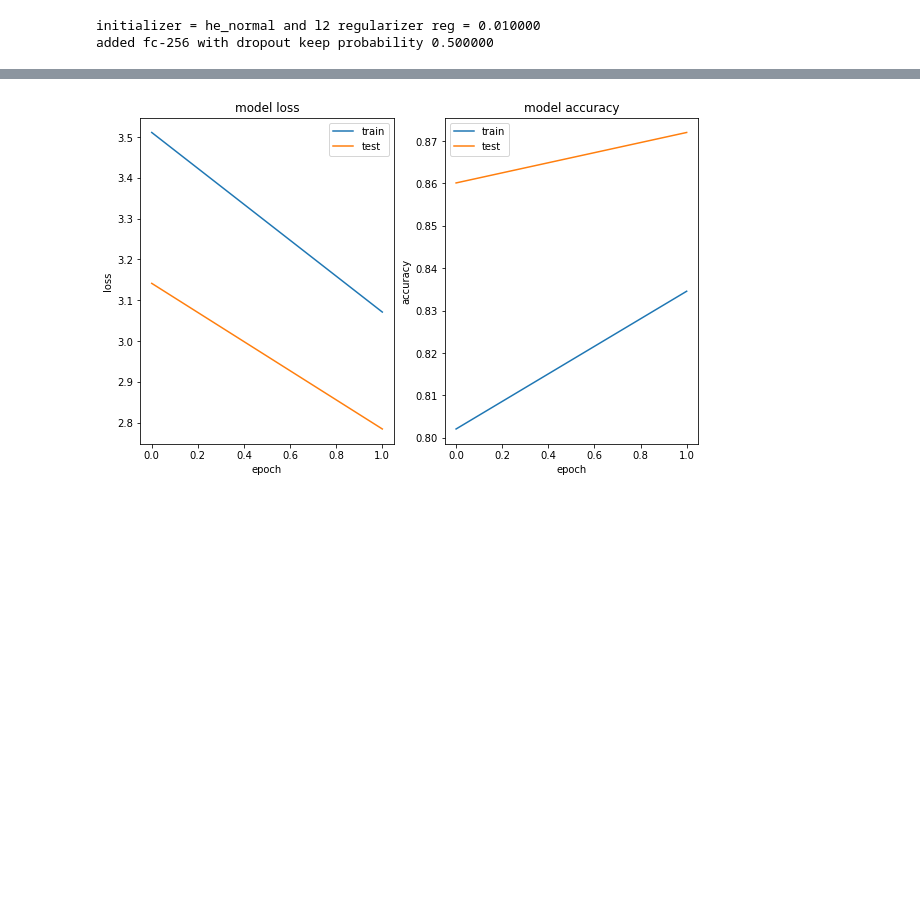
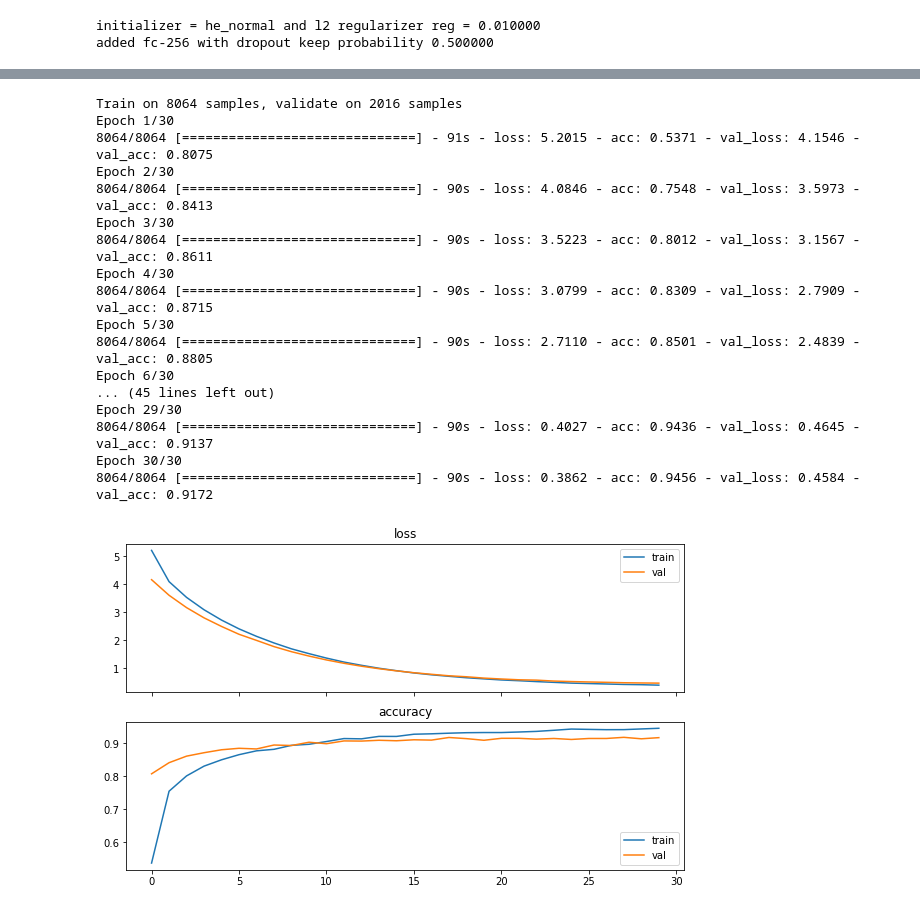
Before and after one commit to vuhonganh/transfer_learning, a Jupyter notebook: office12.ipynb, the cells around one changed output, grey strips where cells are left out. Saved outputs shown, nothing was run; the diff lists cells and outputs as text; code cells hidden in the pictures; blank space fills up the shorter version.

```diff
--- a/office12.ipynb
+++ b/office12.ipynb
@@ -19,0 +25,20 @@ from utils import *
+# %%
+def plot_history(history):
+    # list all data in history
+    #print(history.history.keys())
+
+    y1_1 = history['loss']
+    y1_2 = history['val_loss']
+
+    fig, axarr = plt.subplots(nrows=2, sharex=True)
+    axarr[0].plot(y1_1, label='train')
+    axarr[0].plot(y1_2, label='val')
+    axarr[0].set_title('loss')
+    axarr[0].legend(loc='upper right')
+
+    y2_1 = history['acc']
+    y2_2 = history['val_acc']
+    axarr[1].set_title('accuracy')
+    axarr[1].plot(y2_1, label='train')
+    axarr[1].plot(y2_2, label='val')
+    axarr[1].legend(loc='lower right')
@@ -30,18 +57,7 @@ Read data from mydata_1200.npz
 # %%
 # Simple model with resnet-(256, 0.5)
 resnet_256 = get_model([(256, 0.5)])
-resnet_256 = build_model(resnet_256)
+resnet_256 = build_model(resnet_256, learning_rate=1e-4)
 # %% [output]
 initializer = he_normal and l2 regularizer reg = 0.010000
 added fc-256 with dropout keep probability 0.500000
-# %%
-# let's do an experiment with
-history = resnet_256.fit(x_train, y_train, batch_size=48, epochs=2,
-                   validation_data=(x_val, y_val),
-                   verbose=1)
-plot_history(history)
-
-history = resnet_256.fit(x_train, y_train, batch_size=48, epochs=2,
-                   validation_data=(x_val, y_val),
-                   verbose=1)
-plot_history(history)
@@ -62,9 +64,30 @@ Epoch 2/2
-# %%
-# import matplotlib
-# matplotlib.rcParams['figure.figsize'] = (10, 6)
-# fig=plt.figure(figsize=(18, 16), dpi= 80, facecolor='w', edgecolor='k')
-# plt.figure(figsize=(10, 6))
-# Two subplots, the axes array is 1-d
-plot_history(history)
-# %% [output]
-[figure, removed]
+# %%
+# let's do an experiment with
+lrPlatCallBack = keras.callbacks.ReduceLROnPlateau(monitor='val_loss', factor=0.2, patience=3,
+                                                       verbose=1, mode='auto',
+                                                       epsilon=0.0001, cooldown=0, min_lr=1e-6)
+# %%
+history_resnet_256 = resnet_256.fit(x_train, y_train, batch_size=48, epochs=30,
+                                    validation_data=(x_val, y_val), verbose=2,
+                                    callbacks=[lrPlatCallBack])
+
+plot_history(history_resnet_256.history)
+# %% [output]
+Train on 8064 samples, validate on 2016 samples
+Epoch 1/30
+8064/8064 [==============================] - 91s - loss: 5.2015 - acc: 0.5371 - val_loss: 4.1546 - val_acc: 0.8075
+Epoch 2/30
+8064/8064 [==============================] - 90s - loss: 4.0846 - acc: 0.7548 - val_loss: 3.5973 - val_acc: 0.8413
+Epoch 3/30
+8064/8064 [==============================] - 90s - loss: 3.5223 - acc: 0.8012 - val_loss: 3.1567 - val_acc: 0.8611
+Epoch 4/30
+8064/8064 [==============================] - 90s - loss: 3.0799 - acc: 0.8309 - val_loss: 2.7909 - val_acc: 0.8715
+Epoch 5/30
+8064/8064 [==============================] - 90s - loss: 2.7110 - acc: 0.8501 - val_loss: 2.4839 - val_acc: 0.8805
+Epoch 6/30
+... (45 lines left out)
+Epoch 29/30
+8064/8064 [==============================] - 90s - loss: 0.4027 - acc: 0.9436 - val_loss: 0.4645 - val_acc: 0.9137
+Epoch 30/30
+8064/8064 [==============================] - 90s - loss: 0.3862 - acc: 0.9456 - val_loss: 0.4584 - val_acc: 0.9172
+[figure, added]
```
Also changed, not shown: parts of 9 cells of this notebook, 1 other file.
